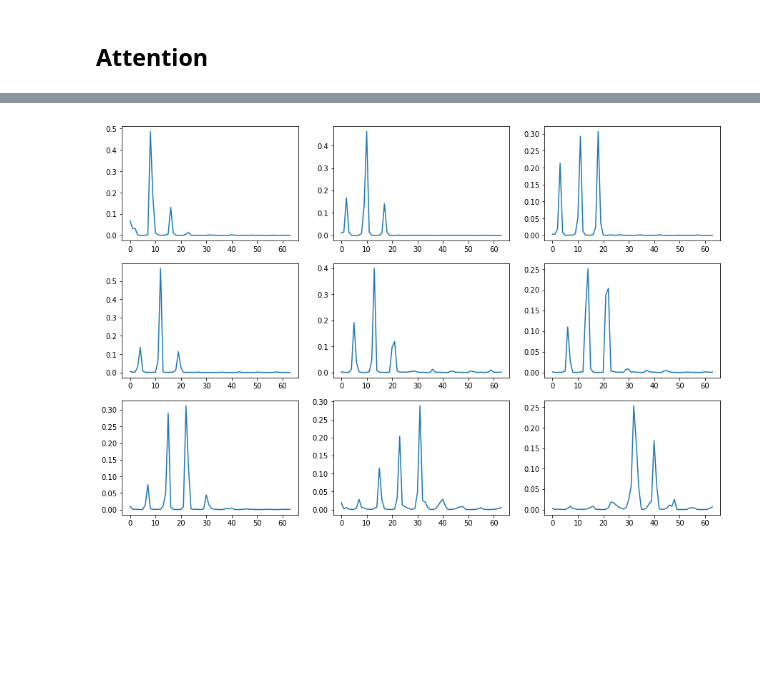
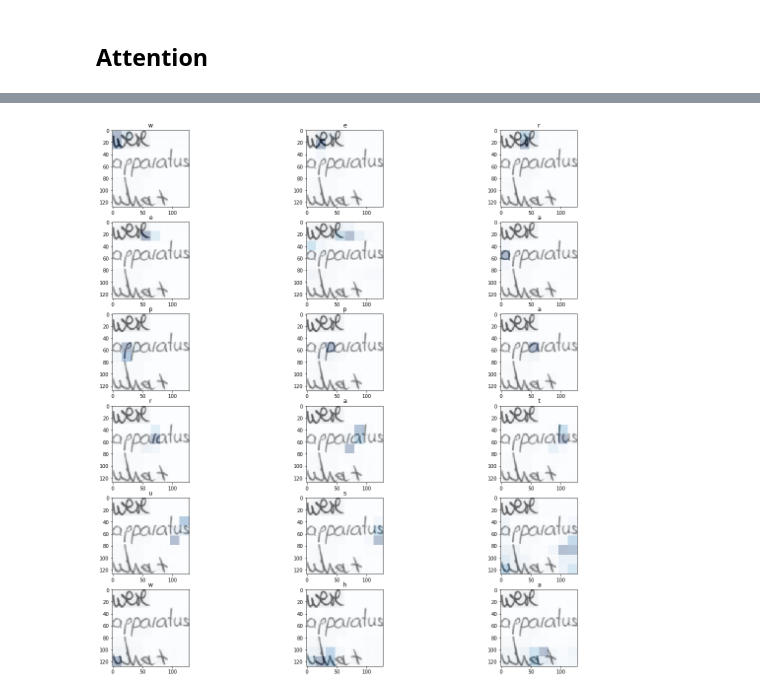
Before and after one commit to ahs8w/Handwriting, a Jupyter notebook: OCR-show-attend-tell.ipynb, the cells around one changed output, grey strips where cells are left out. Saved outputs shown, nothing was run; the diff lists cells and outputs as text; code cells hidden in the pictures; blank space fills up the shorter version.

Commit message:
attention visualization

```diff
--- a/OCR-show-attend-tell.ipynb
+++ b/OCR-show-attend-tell.ipynb
@@ -1099,3 +1137,5 @@ learn.save('50000_resnet50_24epochs')
 
 #50000
 # Resnet50, attn256, em_sz512    14.713168  18.351366      '50000_resnet50_24epochs'
+# %%
+learn.load('50000_deep_concat_14epochs_mod')
@@ -1140,13 +1196,13 @@ def show_img(im, figsize=None, ax=None, alpha=None, title=None):
     if title: ax.set_title(title)
     return ax
 # %%
-im = data.trn_ds.denorm(x)
+imgs = data.trn_ds.denorm(x)
 
 fig, axes = plt.subplots(4,4, figsize=(10, 10))
 for i,ax in enumerate(axes.flat):
     t = label_text(y[i])     #=>  char indices
     p = label_text(res[:,i])
-    ax=show_img(im[i], ax=ax, title=p)#t+' '+p)
+    ax=show_img(imgs[i], ax=ax, title=p)#t+' '+p)
 
 plt.tight_layout(pad=0.1)
 # %% [output]
@@ -1161,6 +1221,20 @@ attn = to_np(attns[:,:,0])  # first batch
+# %%
+def scale_attn_to_img(att, sz):
+    num = sz // 8
+    a = att.reshape(8,8)
+    return np.repeat(np.repeat(a,num, axis=0), num, axis=1)
+# %%
+idx  = 0
+img  = imgs[idx]
+pred = res[:,idx]
+attn = to_np(attns[:,:,idx])  # first batch
 # %%
-fig, axes = plt.subplots(3, 3, figsize=(15, 10))
+fig, axes = plt.subplots(6, 3, figsize=(20, 20))
 for i,ax in enumerate(axes.flat):
-    ax.plot(attn[i])
+#     ax.plot(attn[i])
+    a = scale_attn_to_img(attn[i], 128)
+    ax.imshow(img, alpha=None)
+    ax.imshow(a, cmap='Blues', interpolation='nearest', alpha=0.3)
+    ax.set_title(itos[pred[i].item()])
 # %% [output]
-[figure, old version]
+[figure, new version]
```
Also changed, not shown: parts of 20 cells of this notebook.
